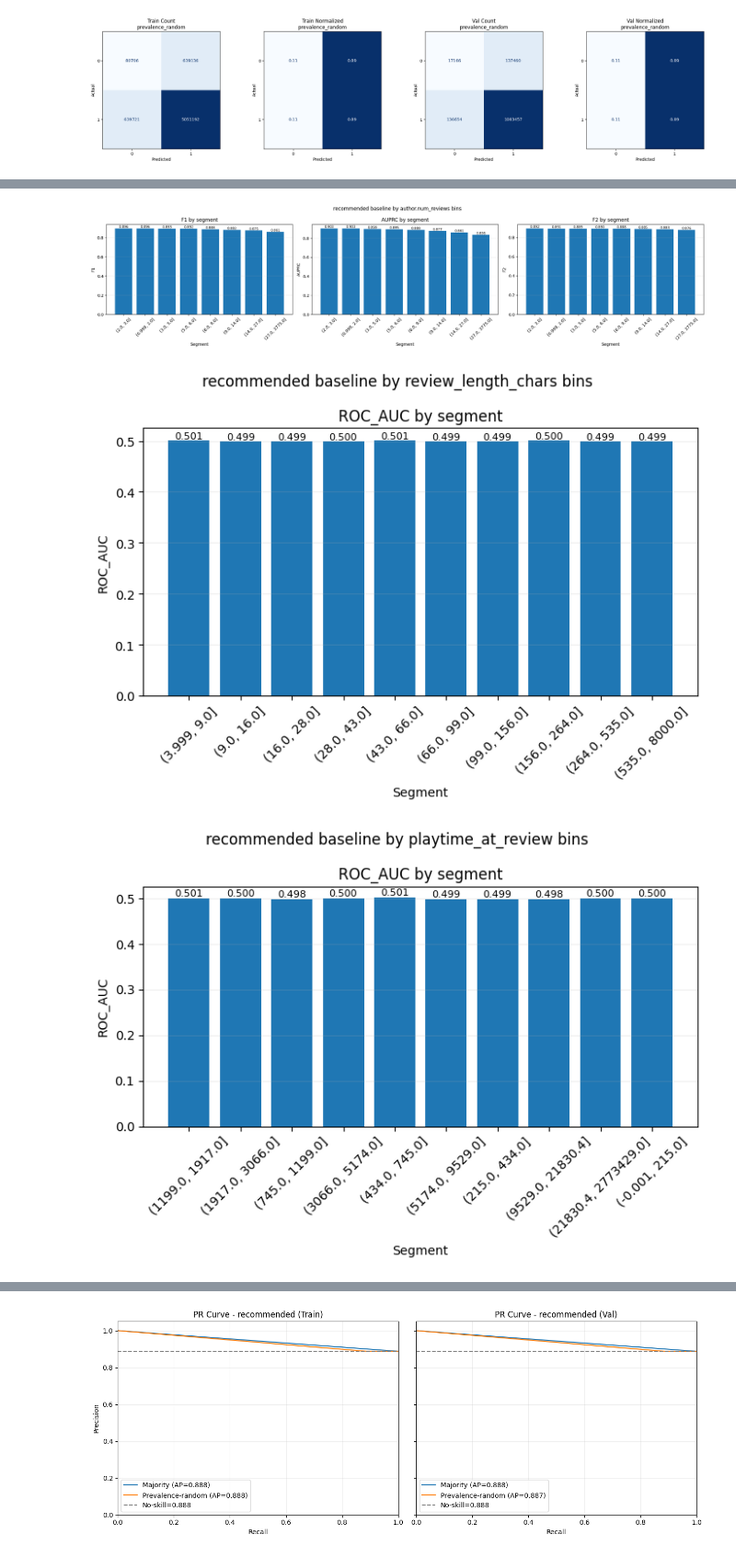
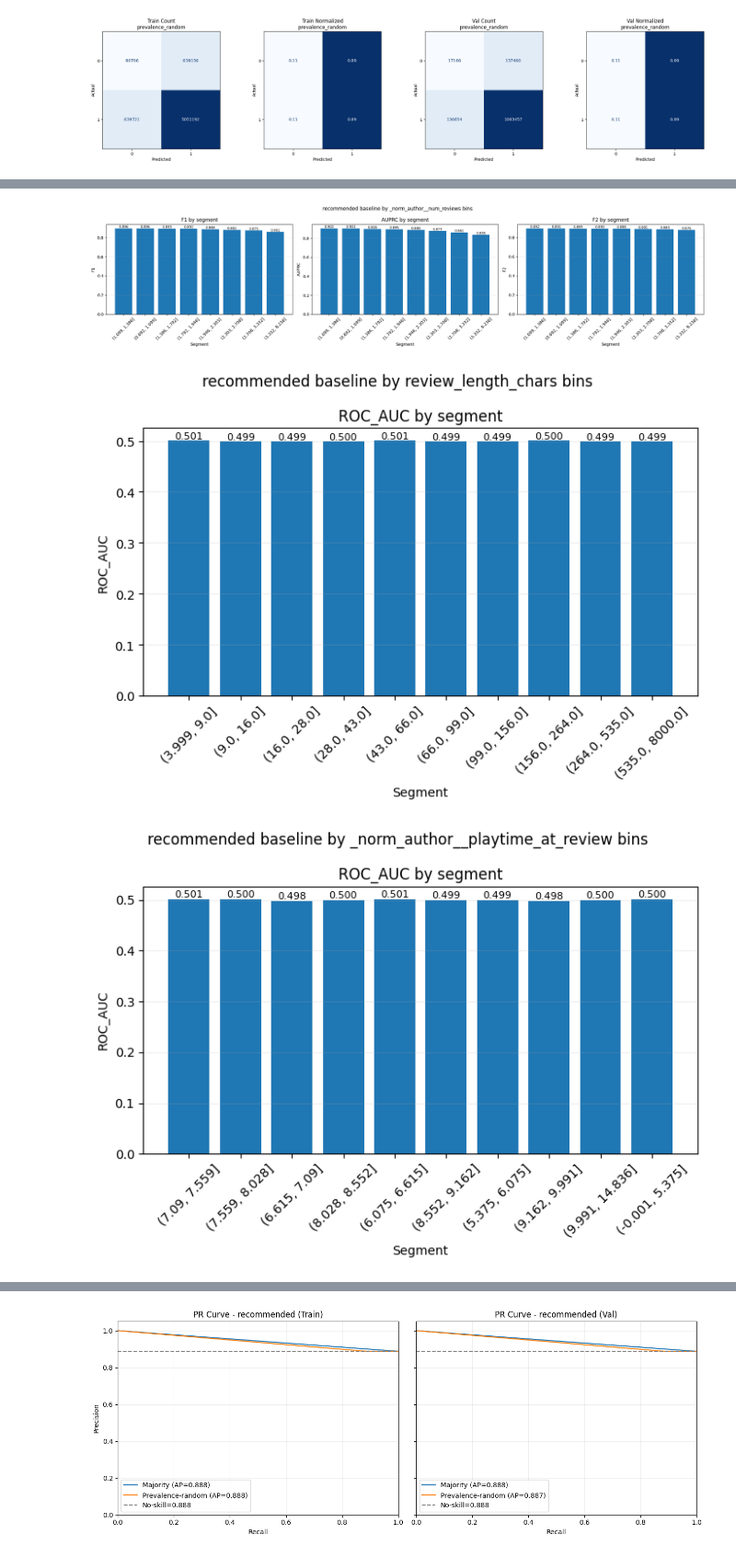
Before and after one commit to rreuther8/steam-review-ml, a Jupyter notebook: notebooks/models/model_000_dumb_002.ipynb, the cells around one changed output, grey strips where cells are left out. Shown at 92% size. Drawn from its saved outputs; the diff is of its cells as text; code cells hidden in the pictures.

```diff
--- a/notebooks/models/model_000_dumb_002.ipynb
+++ b/notebooks/models/model_000_dumb_002.ipynb
@@ -71,7 +106,8 @@ majority_helpful = int(train_df["is_helpful"].mode().iloc[0])
 p_rec = train_df["recommended"].mean()
 majority_rec = int(train_df["recommended"].mode().iloc[0])
 
-helpful_train = train_df["votes_helpful"].astype(float)
+# Regression baselines match train-fitted `_norm_votes_helpful` (cap + log1p), same as model_001.
+helpful_train = train_df["_norm_votes_helpful"].astype(float)
 mean_helpful = helpful_train.mean()
 value_probs = helpful_train.value_counts(normalize=True).sort_index()
 values = value_probs.index.to_numpy()
@@ -91,7 +127,7 @@ for df in (train_df, val_df):
     df["recommended_pred_majority"] = majority_rec
     df["recommended_pred_prev_rand"] = rng_recommended.binomial(1, p_rec, size=len(df))
 
-    # votes_helpful baselines
+    # votes_helpful baselines (preds are in _norm_votes_helpful space; column names kept for downstream compare)
     df["votes_helpful_pred_all_zero"] = 0.0
     df["votes_helpful_pred_train_mean"] = mean_helpful
     df["votes_helpful_pred_empirical_random"] = rng_votes.choice(values, size=len(df), p=probs)
@@ -207,7 +243,7 @@ def by_binned_classification_metrics(
     score_col=None,
     min_rows=100,
     strategy="quantile",  # "quantile" or "equal_width"
-    include_zero_flag=False,  # useful for zero-heavy fields like votes_helpful
+    include_zero_flag=False,  # useful for zero-heavy fields when binning that same field
 ):
     """
     Compute classification metrics by bins of a numeric field.
@@ -220,7 +256,7 @@ def by_binned_classification_metrics(
     pred_col : str
         Predicted binary label column (0/1).
     bin_field : str
-        Numeric column to bin (e.g., review_length_chars, votes_helpful, author.playtime_at_review).
+        Numeric column to bin (e.g., review_length_chars, _norm_votes_helpful, _norm_author__playtime_at_review).
     n_bins : int
         Number of bins.
     score_col : str | None
@@ -983,7 +1019,7 @@ recommended_playtime_bins = by_binned_classification_metrics(
     val_df,
     y_col="recommended",
     pred_col="recommended_pred_prev_rand",
-    bin_field="author.playtime_at_review",
+    bin_field="_norm_author__playtime_at_review",
     n_bins=10,
     min_rows=500,
     strategy="quantile",
@@ -993,7 +1029,7 @@ recommended_num_reviews_bins = by_binned_classification_metrics(
     val_df,
     y_col="recommended",
     pred_col="recommended_pred_prev_rand",
-    bin_field="author.num_reviews",
+    bin_field="_norm_author__num_reviews",
 )
 # %%
 plot_binned_metrics(
@@ -1005,13 +1041,13 @@ plot_binned_metrics(
 plot_binned_metrics(
     recommended_playtime_bins,
     metrics=("f1", "auprc", "f2"),
-    title="recommended baseline by playtime_at_review bins",
+    title="recommended baseline by _norm_author__playtime_at_review bins",
 )
 
 plot_binned_metrics(
     recommended_num_reviews_bins,
     metrics=("f1", "auprc", "f2"),
-    title="recommended baseline by author.num_reviews bins",
+    title="recommended baseline by _norm_author__num_reviews bins",
 )
 
 plot_binned_metrics(
@@ -1023,13 +1059,13 @@ plot_binned_metrics(
 plot_binned_metrics(
     recommended_playtime_bins,
     metrics=("roc_auc",),
-    title="recommended baseline by playtime_at_review bins",
+    title="recommended baseline by _norm_author__playtime_at_review bins",
 )
 
 plot_binned_metrics(
     recommended_num_reviews_bins,
     metrics=("roc_auc",),
-    title="recommended baseline by author.num_reviews bins",
+    title="recommended baseline by _norm_author__num_reviews bins",
 )
 # %% [output]
 [figure]
@@ -1037,3 +1073,3 @@ plot_binned_metrics(
-[figure, old version]
+[figure, new version]
 [figure]
-[figure, old version]
+[figure, new version]
```
Also changed, not shown: parts of 11 cells of this notebook, 17 other files.
